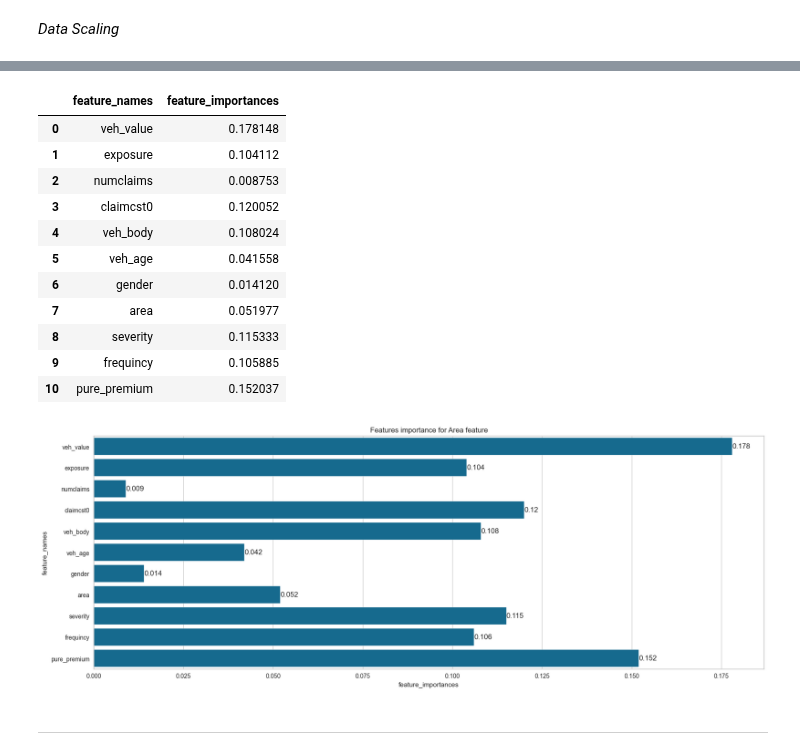
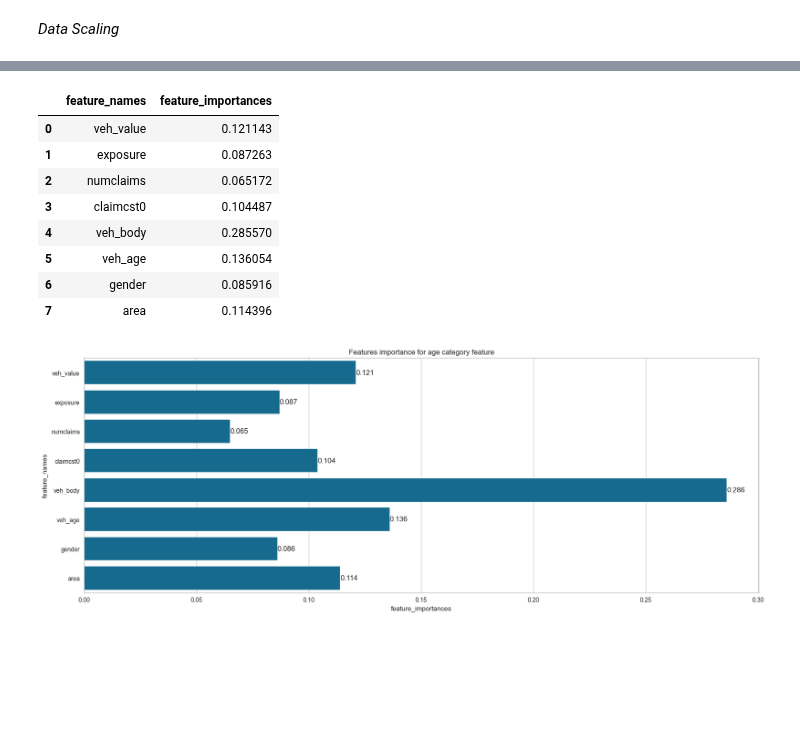
Before and after one commit to omars1234/Insurance_Analysis, a Jupyter notebook: Notebooks/Data_Classification/agecat_classification.ipynb, the cells around one changed output, grey strips where cells are left out. Saved outputs shown, nothing was run; the diff lists cells and outputs as text; code cells hidden in the pictures; blank space fills up the shorter version.

```diff
--- a/Notebooks/Data_Classification/agecat_classification.ipynb
+++ b/Notebooks/Data_Classification/agecat_classification.ipynb
@@ -18,5 +19,3 @@ df=pd.read_csv(r"C:/Users/Omar/Desktop/Omar_Files/Python_Analysis/Auto_Insurance
-# %%
-df.drop(["clm"],axis=1,inplace=True)
 # %%
 from sklearn.metrics import (
     r2_score,accuracy_score,roc_auc_score,auc,roc_curve,precision_score,
@@ -252,0 +225,16 @@ weighted avg       0.31      0.32      0.31      1336
+# %%
+space=search_spaces["RandomForestClassifier"]
+def hyperparameter_tuning(space):
+    clf = RandomForestClassifier(**space)
+    acc = cross_val_score(clf, x_train,y_train,scoring="accuracy").mean()
+    return {"loss": -acc, "status": STATUS_OK}
+
+trials = Trials()
+best_RandomForestClassifier = fmin(
+    fn=hyperparameter_tuning,
+    space = space,
+    algo=tpe.suggest,
+    max_evals=10,
+    trials=trials
+)
+print(best_RandomForestClassifier)
@@ -252,0 +245,16 @@ weighted avg       0.31      0.32      0.31      1336
+# %%
+space=search_spaces["XGBRFClassifier"]
+def hyperparameter_tuning(space):
+    clf = XGBRFClassifier(**space)
+    acc = cross_val_score(clf, x_train,y_train,scoring="accuracy").mean()
+    return {"loss": -acc, "status": STATUS_OK}
+
+trials = Trials()
+best_XGBRFClassifier = fmin(
+    fn=hyperparameter_tuning,
+    space = space,
+    algo=tpe.suggest,
+    max_evals=10,
+    trials=trials
+)
+print(best_XGBRFClassifier)
@@ -252,0 +271,5 @@ weighted avg       0.31      0.32      0.31      1336
+# %%
+model = XGBRFClassifier(**best_XGBRFClassifier)
+model.fit(x_train,y_train)
+predicted=model.predict(x_test)
+print(classification_report(y_test,predicted))
@@ -359,27 +388,23 @@ plt.legend(['sensitivity /recall','Class area == F  vs Rest'])
 # %%
-model.feature_names_in_=x.columns
-importance=pd.concat([pd.DataFrame(model.feature_names_in_,columns=["feature_names"]),
+model.feature_names_in=x.columns
+importance=pd.concat([pd.DataFrame(model.feature_names_in,columns=["feature_names"]),
            pd.DataFrame(model.feature_importances_,columns=["feature_importances"])],axis=1)
 importance
 # %% [output]
 |  | feature_names | feature_importances |
-| 0 | veh_value | 0.178148 |
-| 1 | exposure | 0.104112 |
-| 2 | numclaims | 0.008753 |
-| 3 | claimcst0 | 0.120052 |
-| 4 | veh_body | 0.108024 |
-| 5 | veh_age | 0.041558 |
-| 6 | gender | 0.014120 |
-| 7 | area | 0.051977 |
-| 8 | severity | 0.115333 |
-| 9 | frequincy | 0.105885 |
-| 10 | pure_premium | 0.152037 |
+| 0 | veh_value | 0.121143 |
+| 1 | exposure | 0.087263 |
+| 2 | numclaims | 0.065172 |
+| 3 | claimcst0 | 0.104487 |
+| 4 | veh_body | 0.285570 |
+| 5 | veh_age | 0.136054 |
+| 6 | gender | 0.085916 |
+| 7 | area | 0.114396 |
 # %%
 matplotlib.rcParams["figure.figsize"]=(20,7)
 ax=sns.barplot(x=np.round(importance["feature_importances"],3),y=importance["feature_names"])
-plt.title('Features importance for Area feature')
+plt.title('Features importance for age category feature')
 ax.bar_label(ax.containers[0]);
+plt.savefig('C:/Users/Omar/Desktop/Omar_Files/Python_Analysis/Auto_Insurance/outcomes/featuresImportanceGraphs/agecat_featureImportanc.png',dpi=500);
 # %% [output]
-[figure, old version]
+[figure, new version]
-# %% [markdown]
----
```
Also changed, not shown: parts of 44 cells of this notebook, 32 other files.
